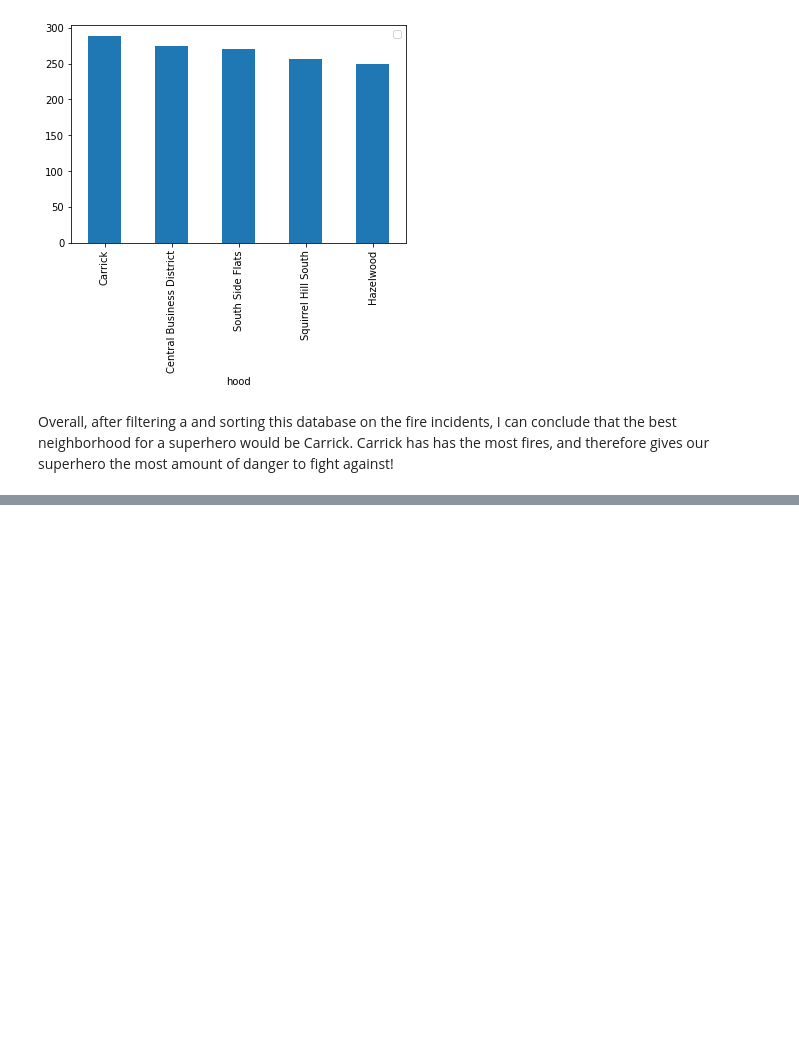
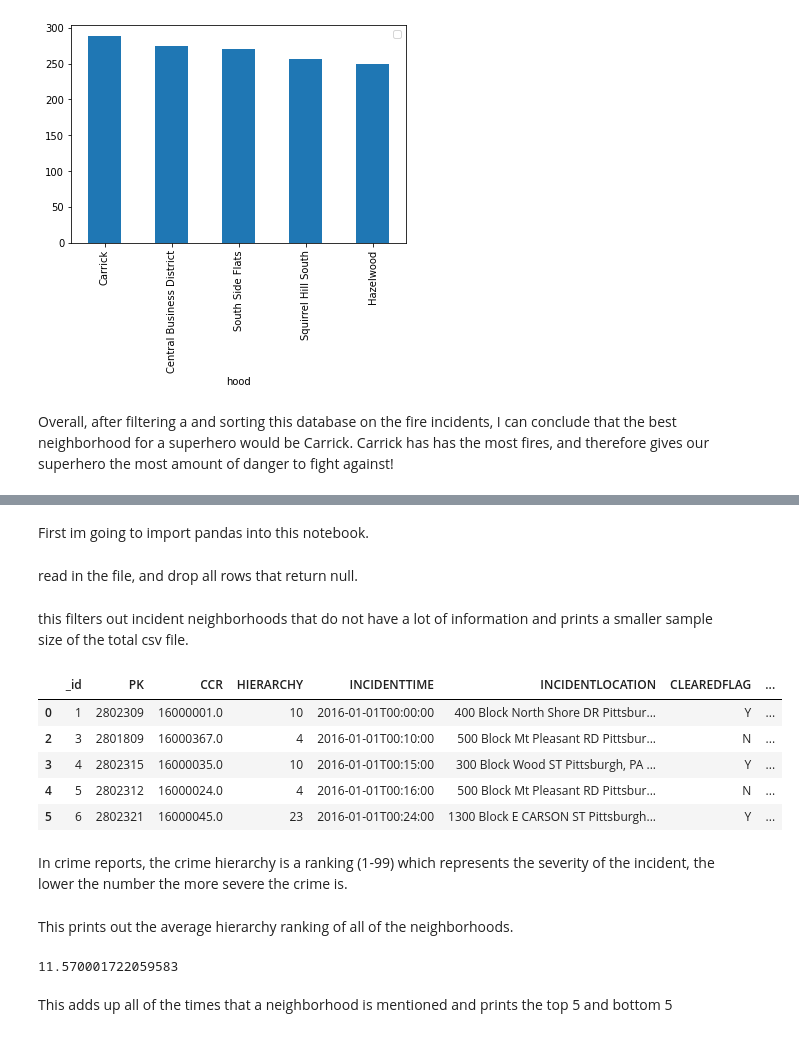
Before and after one commit to JhanviSharma27/Neighborhood-Navigators, a Jupyter notebook: Final.ipynb, the cells around one changed output, grey strips where cells are left out. Cells and saved outputs as stored; diff of their text form; code cells hidden in the pictures; blank space fills up the shorter version.

```diff
--- a/Final.ipynb
+++ b/Final.ipynb
@@ -104,0 +111,2 @@ Overall, after filtering a and sorting this database on the fire incidents, I ca
+# %% [markdown]
+First im going to import pandas into this notebook.
@@ -104,0 +116,2 @@ Overall, after filtering a and sorting this database on the fire incidents, I ca
+# %% [markdown]
+read in the file, and drop all rows that return null.
@@ -104,0 +122,28 @@ Overall, after filtering a and sorting this database on the fire incidents, I ca
+# %% [markdown]
+this filters out incident neighborhoods that do not have a lot of information and prints a smaller sample size of the total csv file.
+# %%
+def filter_popular(x, threshold):
+    return (x['HIERARCHY'].count() >= threshold)
+
+
+popular_crime = crime.groupby("INCIDENTNEIGHBORHOOD").filter(lambda x: x["HIERARCHY"].count() >= 1000)
+# look at what centers are in the data now
+popular_crime.groupby("INCIDENTNEIGHBORHOOD").count()
+popular_crime.head()
+# %% [output]
+|  | _id | PK | CCR | HIERARCHY | INCIDENTTIME | INCIDENTLOCATION | CLEAREDFLAG | ... |
+| 0 | 1 | 2802309 | 16000001.0 | 10 | 2016-01-01T00:00:00 | 400 Block North Shore DR Pittsbur... | Y | ... |
+| 2 | 3 | 2801809 | 16000367.0 | 4 | 2016-01-01T00:10:00 | 500 Block Mt Pleasant RD Pittsbur... | N | ... |
+| 3 | 4 | 2802315 | 16000035.0 | 10 | 2016-01-01T00:15:00 | 300 Block Wood ST Pittsburgh, PA ... | Y | ... |
+| 4 | 5 | 2802312 | 16000024.0 | 4 | 2016-01-01T00:16:00 | 500 Block Mt Pleasant RD Pittsbur... | N | ... |
+| 5 | 6 | 2802321 | 16000045.0 | 23 | 2016-01-01T00:24:00 | 1300 Block E CARSON ST Pittsburgh... | Y | ... |
+# %% [markdown]
+In crime reports, the crime hierarchy is a ranking (1-99) which represents the severity of the incident, the lower the number the more severe the crime is.
+# %% [markdown]
+This prints out the average hierarchy ranking of all of the neighborhoods.
+# %%
+crime['HIERARCHY'].mean()
+# %% [output]
+11.570001722059583
+# %% [markdown]
+This adds up all of the times that a neighborhood is mentioned and prints the top 5 and bottom 5
```
Also changed, not shown: parts of 10 cells of this notebook.
